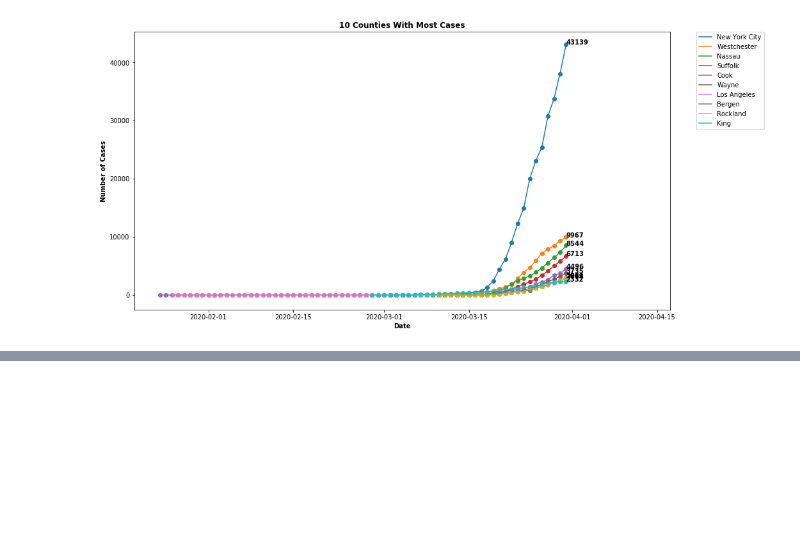
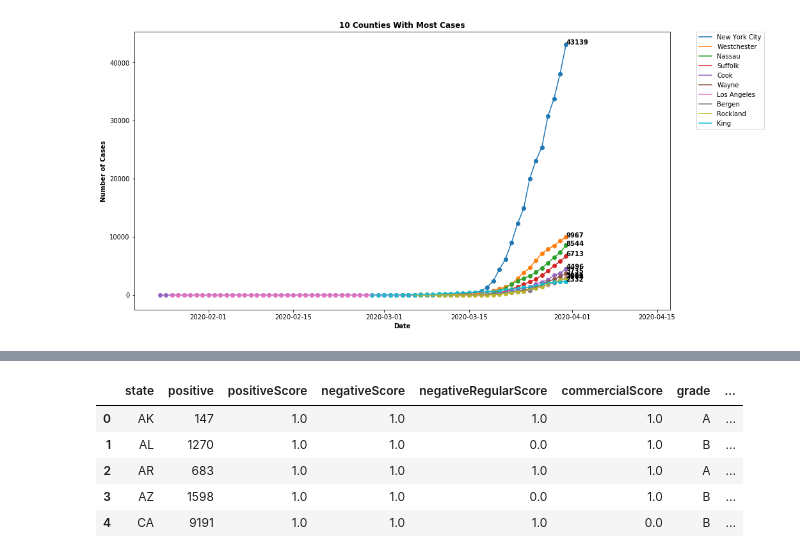
Before and after one commit to asoane34/covid_tracker, a Jupyter notebook: prototype.ipynb, the cells around one changed output, grey strips where cells are left out. Saved outputs shown, nothing was run; the diff lists cells and outputs as text; code cells hidden in the pictures; blank space fills up the shorter version.

```diff
--- a/prototype.ipynb
+++ b/prototype.ipynb
@@ -421,0 +448,13 @@ get_most(counties, 10)
+# %%
+totals = pd.read_csv("state_test_hospitalization.csv")
+
+totals = totals.drop(columns = ["notes", "hash"])
+
+totals.head()
+# %% [output]
+|  | state | positive | positiveScore | negativeScore | negativeRegularScore | commercialScore | grade | ... |
+| 0 | AK | 147 | 1.0 | 1.0 | 1.0 | 1.0 | A | ... |
+| 1 | AL | 1270 | 1.0 | 1.0 | 0.0 | 1.0 | B | ... |
+| 2 | AR | 683 | 1.0 | 1.0 | 1.0 | 1.0 | A | ... |
+| 3 | AZ | 1598 | 1.0 | 1.0 | 0.0 | 1.0 | B | ... |
+| 4 | CA | 9191 | 1.0 | 1.0 | 1.0 | 0.0 | B | ... |
```
Also changed, not shown: parts of 8 cells of this notebook.
